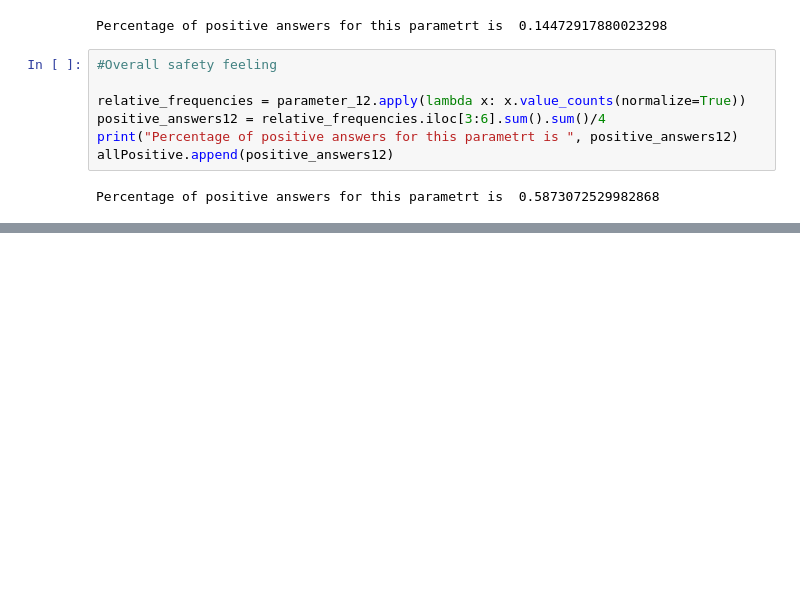
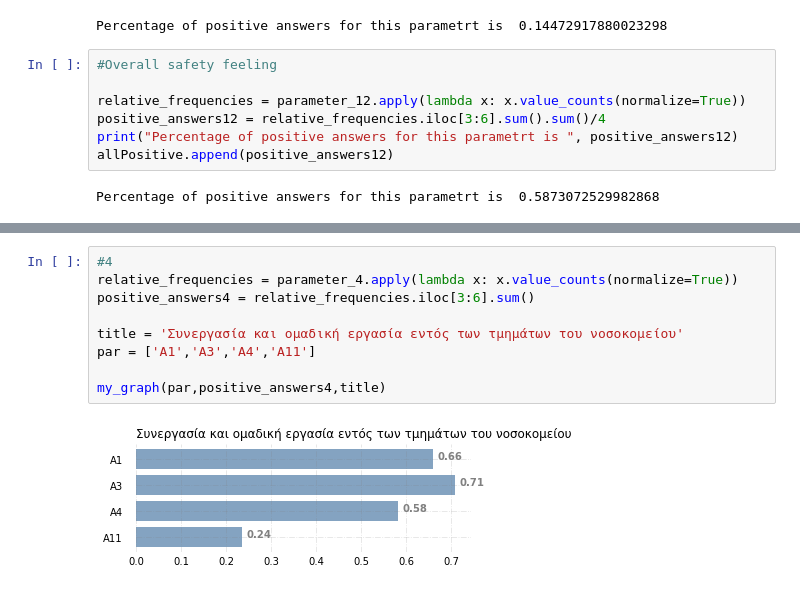
Before and after one commit to stathis99/Statistical-Analysis-for-Patient-Safety, a Jupyter notebook: 4. Positive Answer Charts for every Questione and Parameter.ipynb, the cells around one changed output, grey strips where cells are left out. Saved outputs shown, nothing was run; the diff lists cells and outputs as text; blank space fills up the shorter version.

```diff
--- a/4. Positive Answer Charts for every Questione and Parameter.ipynb
+++ b/4. Positive Answer Charts for every Questione and Parameter.ipynb
@@ -250,0 +273,11 @@ plt.show()
+# %%
+#4
+relative_frequencies = parameter_4.apply(lambda x: x.value_counts(normalize=True))
+positive_answers4 = relative_frequencies.iloc[3:6].sum()
+
+title = 'Συνεργασία και ομαδική εργασία εντός των τμημάτων του νοσοκομείου'
+par = ['Α1','Α3','Α4','Α11']
+
+my_graph(par,positive_answers4,title)
+# %% [output]
+[figure, added]
```
Also changed, not shown: parts of 19 cells of this notebook, 3 other files.
